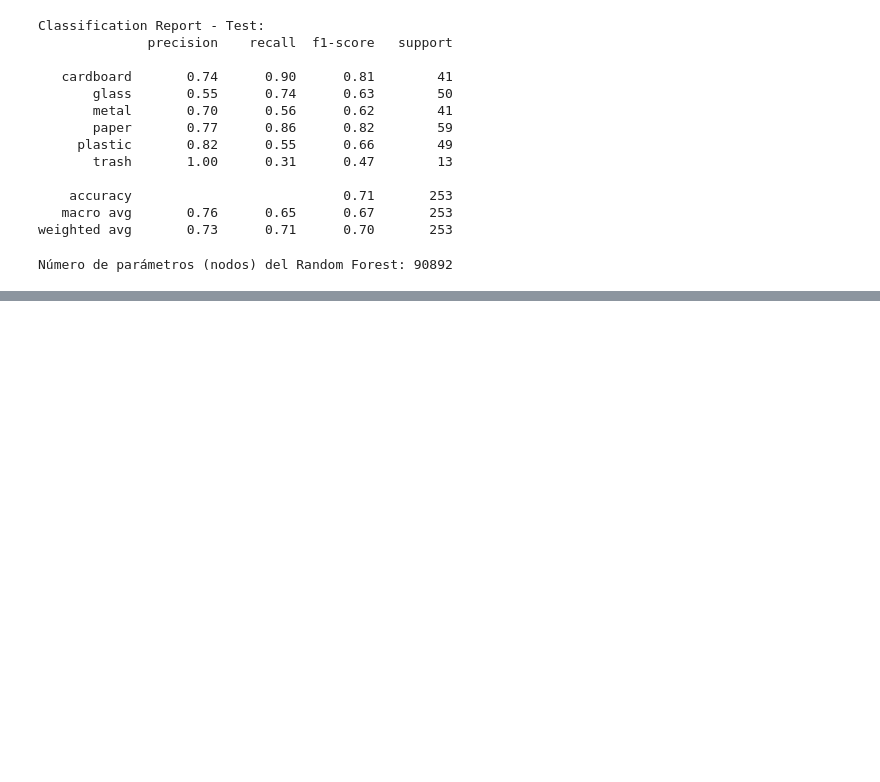
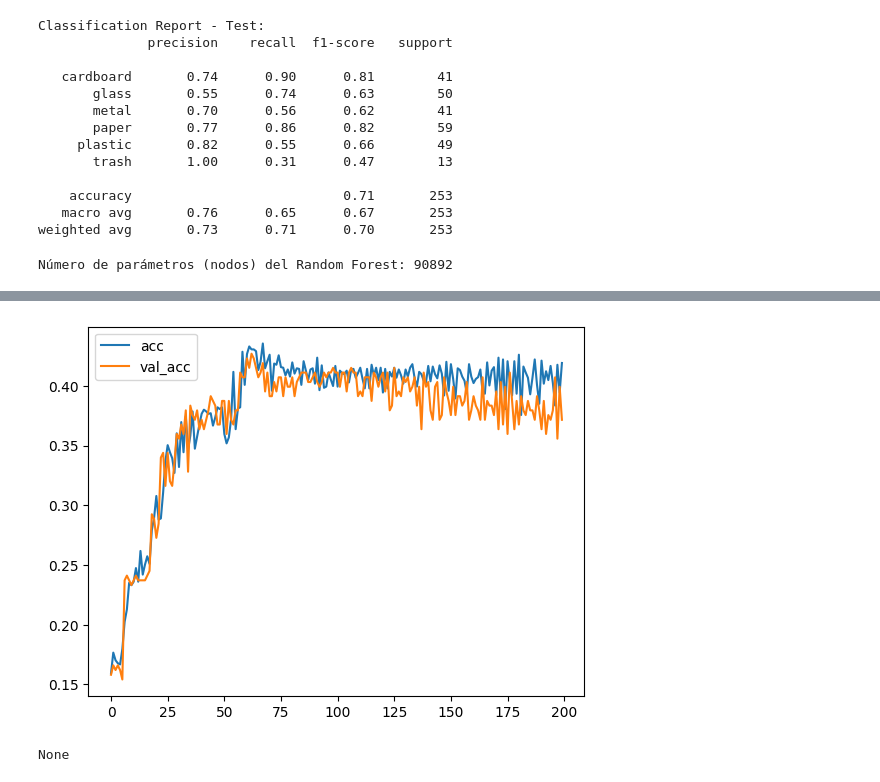
Before and after one commit to juango9/garbage-classification, a Jupyter notebook: notebooks/Modelo1.ipynb, the cells around one changed output, grey strips where cells are left out. Saved outputs shown, nothing was run; the diff lists cells and outputs as text; code cells hidden in the pictures; blank space fills up the shorter version.

```diff
--- a/notebooks/Modelo1.ipynb
+++ b/notebooks/Modelo1.ipynb
@@ -308,0 +362,6 @@ Número de parámetros (nodos) del Random Forest: 90892
+# %%
+grafico2 = graf_acc(hist)
+print(grafico2)
+# %% [output]
+[figure, added]
+None
```
Also changed, not shown: parts of 9 cells of this notebook.
